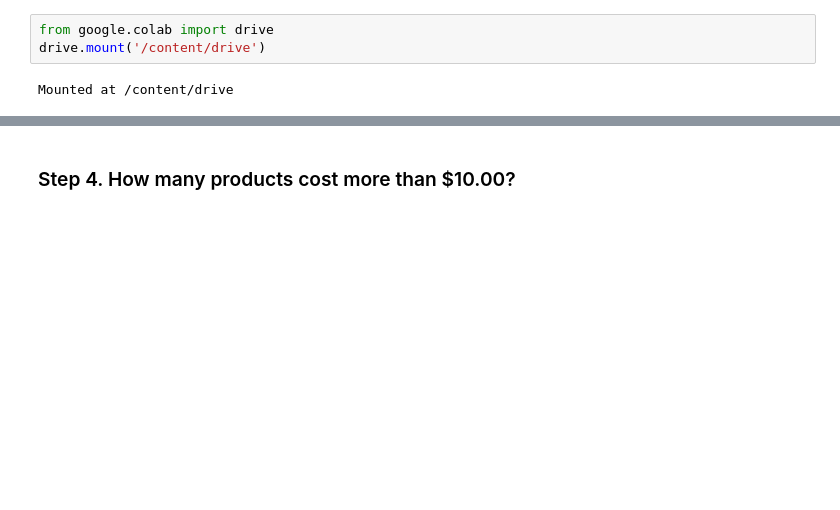
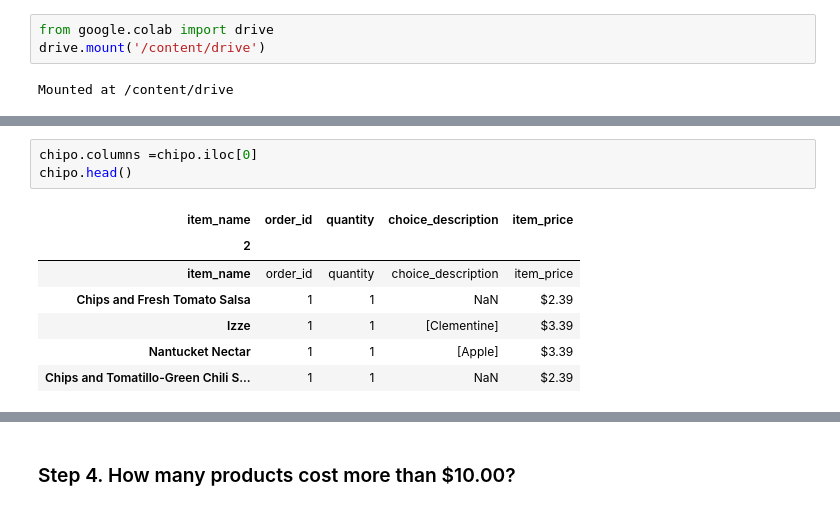
Before and after one commit to ericmuga253/Python-Data-, a Jupyter notebook: Exercises_(5).ipynb, the cells around one changed output, grey strips where cells are left out. Cells and saved outputs as stored; diff of their text form; blank space fills up the shorter version.

```diff
--- a/Exercises_(5).ipynb
+++ b/Exercises_(5).ipynb
@@ -22,0 +46,11 @@ chipo=pd.read_csv('/content/drive/MyDrive/commissary-prices-20240417.csv')
+# %%
+chipo.columns =chipo.iloc[0]
+chipo.head()
+# %% [output]
+| item_name | order_id | quantity | choice_description | item_price |
+| 2 |  |  |  |  |
+| item_name | order_id | quantity | choice_description | item_price |
+| Chips and Fresh Tomato Salsa | 1 | 1 | NaN | $2.39 |
+| Izze | 1 | 1 | [Clementine] | $3.39 |
+| Nantucket Nectar | 1 | 1 | [Apple] | $3.39 |
+| Chips and Tomatillo-Green Chili S... | 1 | 1 | NaN | $2.39 |
```
Also changed, not shown: parts of 13 cells of this notebook.
